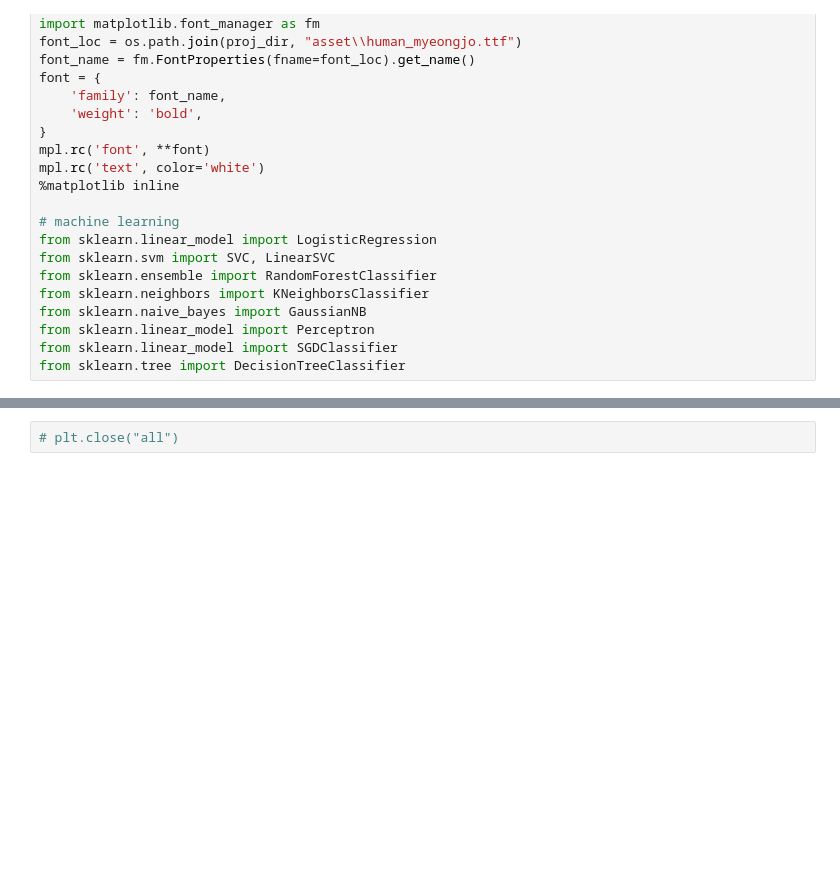
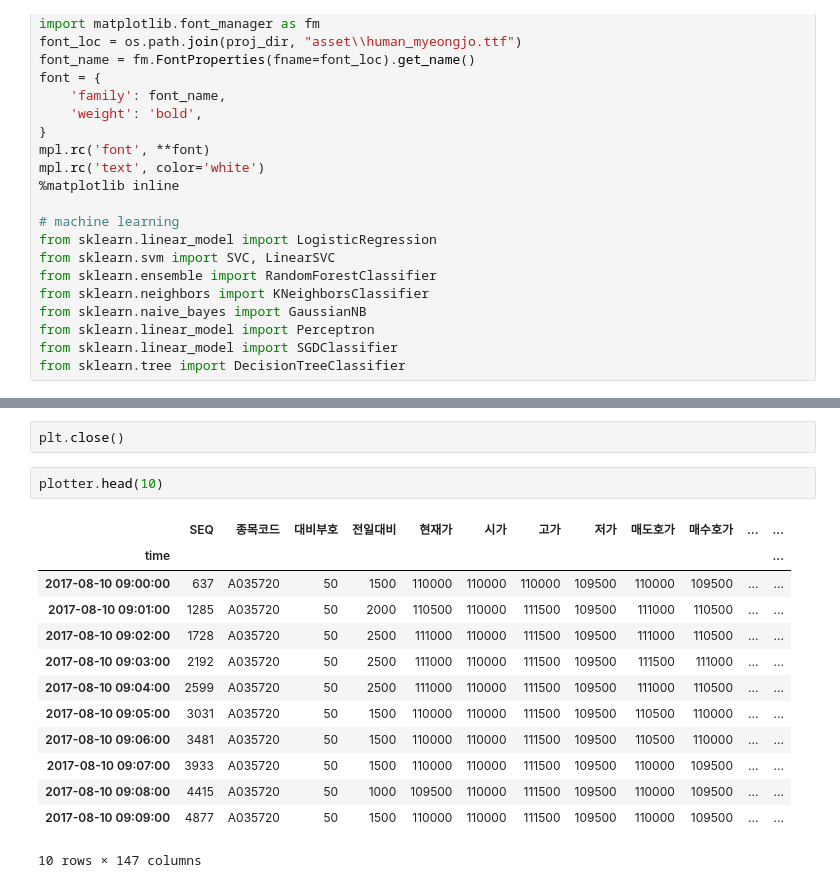
Before and after one commit to sunghoonyang/auto_invest, a Jupyter notebook: jupyter_notebook/rapid_price_fall.ipynb, the cells around one changed output, grey strips where cells are left out. Drawn from its saved outputs; the diff is of its cells as text; blank space fills up the shorter version.

```diff
--- a/jupyter_notebook/rapid_price_fall.ipynb
+++ b/jupyter_notebook/rapid_price_fall.ipynb
@@ -91,2 +98,18 @@ plt.show()
-# %%
-# plt.close("all")
+# %%
+plt.close()
+# %%
+plotter.head(10)
+# %% [output]
+|  | SEQ | 종목코드 | 대비부호 | 전일대비 | 현재가 | 시가 | 고가 | 저가 | 매도호가 | 매수호가 | ... | ... |
+| time |  |  |  |  |  |  |  |  |  |  |  | ... |
+| 2017-08-10 09:00:00 | 637 | A035720 | 50 | 1500 | 110000 | 110000 | 110000 | 109500 | 110000 | 109500 | ... | ... |
+| 2017-08-10 09:01:00 | 1285 | A035720 | 50 | 2000 | 110500 | 110000 | 111500 | 109500 | 111000 | 110500 | ... | ... |
+| 2017-08-10 09:02:00 | 1728 | A035720 | 50 | 2500 | 111000 | 110000 | 111500 | 109500 | 111000 | 110500 | ... | ... |
+| 2017-08-10 09:03:00 | 2192 | A035720 | 50 | 2500 | 111000 | 110000 | 111500 | 109500 | 111500 | 111000 | ... | ... |
+| 2017-08-10 09:04:00 | 2599 | A035720 | 50 | 2500 | 111000 | 110000 | 111500 | 109500 | 111000 | 110500 | ... | ... |
+| 2017-08-10 09:05:00 | 3031 | A035720 | 50 | 1500 | 110000 | 110000 | 111500 | 109500 | 110500 | 110000 | ... | ... |
+| 2017-08-10 09:06:00 | 3481 | A035720 | 50 | 1500 | 110000 | 110000 | 111500 | 109500 | 110500 | 110000 | ... | ... |
+| 2017-08-10 09:07:00 | 3933 | A035720 | 50 | 1500 | 110000 | 110000 | 111500 | 109500 | 110000 | 109500 | ... | ... |
+| 2017-08-10 09:08:00 | 4415 | A035720 | 50 | 1000 | 109500 | 110000 | 111500 | 109500 | 110000 | 109500 | ... | ... |
+| 2017-08-10 09:09:00 | 4877 | A035720 | 50 | 1500 | 110000 | 110000 | 111500 | 109500 | 110000 | 109500 | ... | ... |
+10 rows × 147 columns
```
Also changed, not shown: parts of 7 cells of this notebook, 12 other files.
